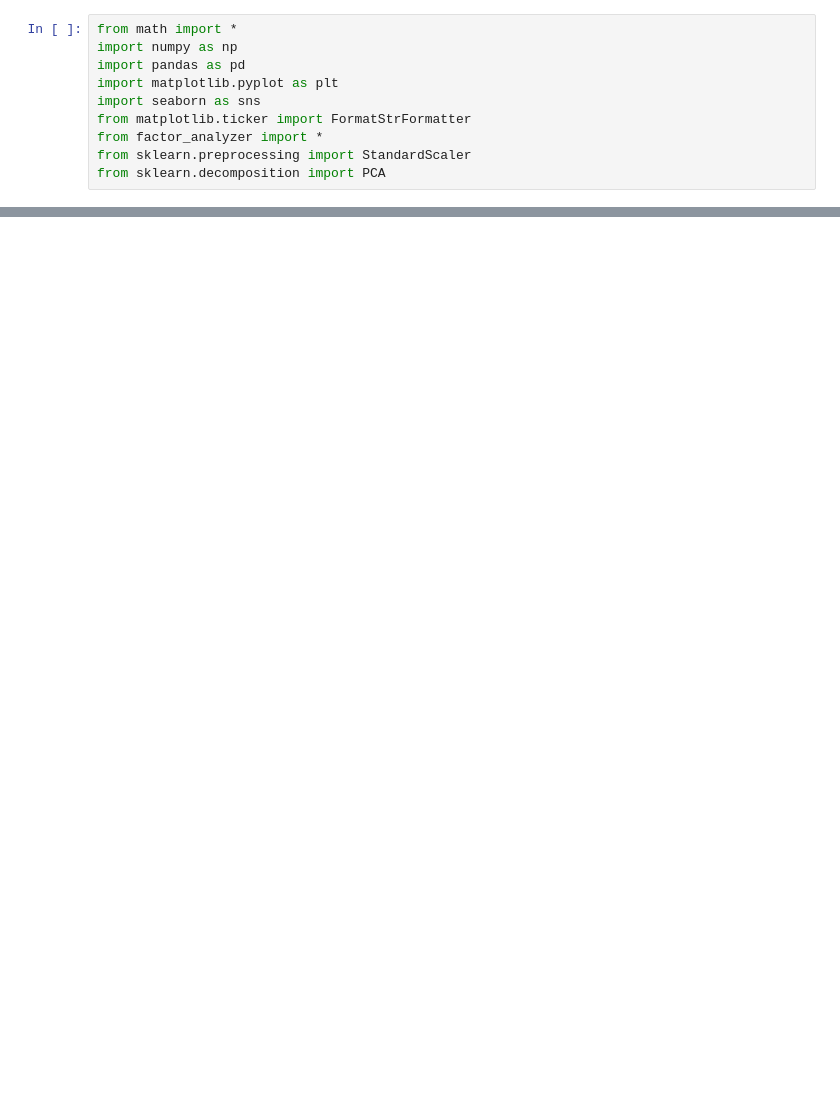
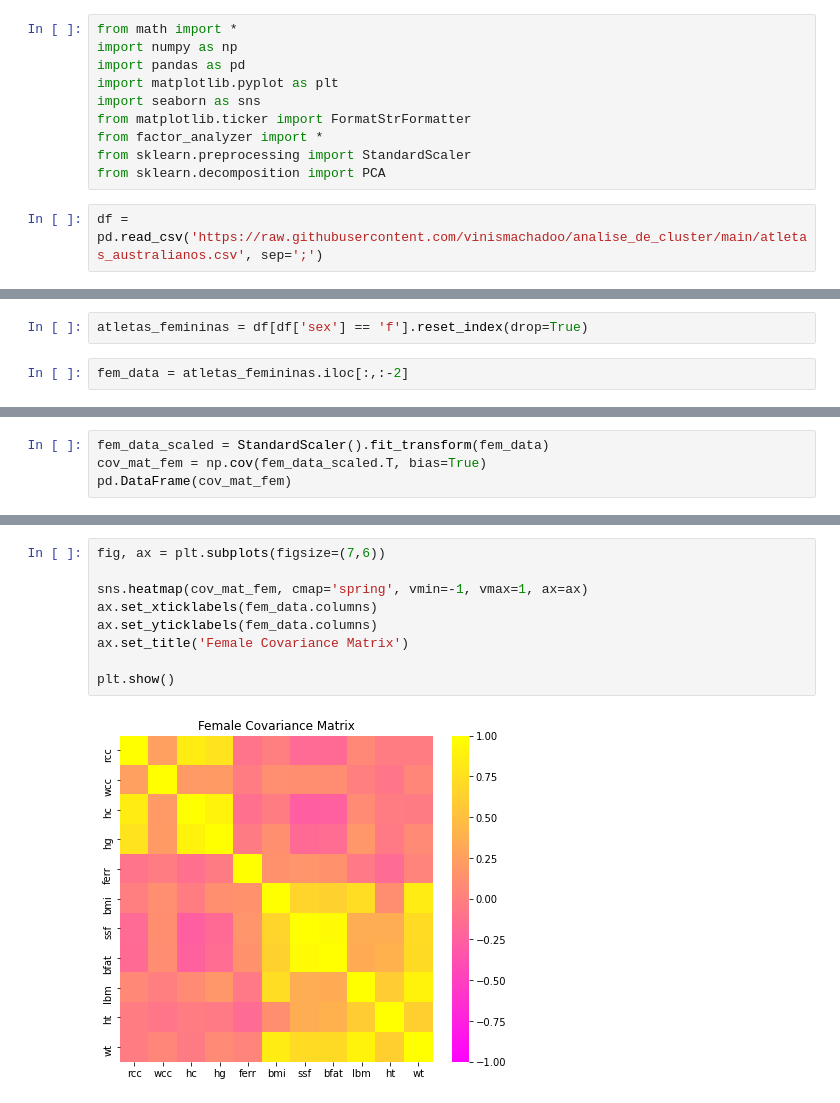
Before and after one commit to vinismachadoo/analise_de_cluster, a Jupyter notebook: analise_multivariada.ipynb, the cells around one changed output, grey strips where cells are left out. Drawn from its saved outputs; the diff is of its cells as text; blank space fills up the shorter version.

Commit message:
analise de atletas sexo feminino

```diff
--- a/analise_multivariada.ipynb
+++ b/analise_multivariada.ipynb
@@ -14,3 +12,5 @@ from matplotlib.ticker import FormatStrFormatter
 from factor_analyzer import *
 from sklearn.preprocessing import StandardScaler
 from sklearn.decomposition import PCA
+# %%
+df = pd.read_csv('https://raw.githubusercontent.com/vinismachadoo/analise_de_cluster/main/atletas_australianos.csv', sep=';')
@@ -16,0 +23,4 @@ from sklearn.decomposition import PCA
+# %%
+atletas_femininas = df[df['sex'] == 'f'].reset_index(drop=True)
+# %%
+fem_data = atletas_femininas.iloc[:,:-2]
@@ -16,0 +37,4 @@ from sklearn.decomposition import PCA
+# %%
+fem_data_scaled = StandardScaler().fit_transform(fem_data)
+cov_mat_fem = np.cov(fem_data_scaled.T, bias=True)
+pd.DataFrame(cov_mat_fem)
@@ -16,0 +54,11 @@ from sklearn.decomposition import PCA
+# %%
+fig, ax = plt.subplots(figsize=(7,6))
+
+sns.heatmap(cov_mat_fem, cmap='spring', vmin=-1, vmax=1, ax=ax)
+ax.set_xticklabels(fem_data.columns)
+ax.set_yticklabels(fem_data.columns)
+ax.set_title('Female Covariance Matrix')
+
+plt.show()
+# %% [output]
+[figure, added]
```
Also changed, not shown: parts of 14 cells of this notebook.
